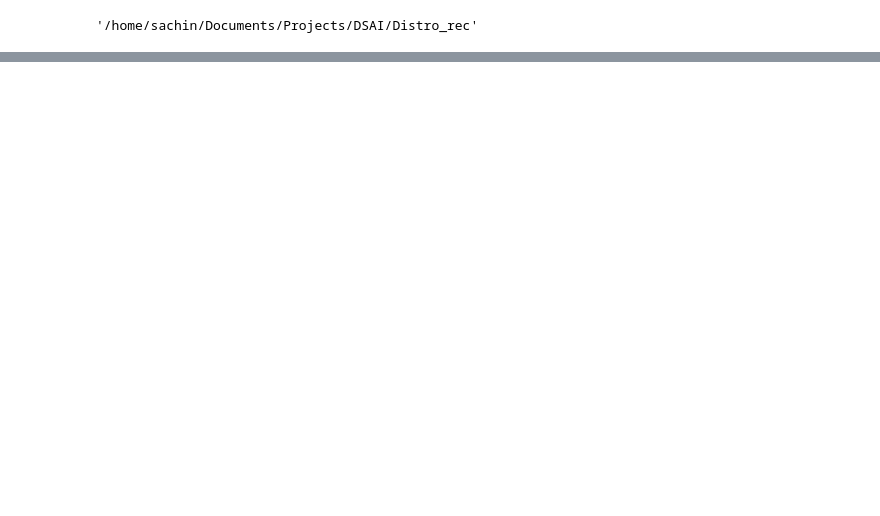
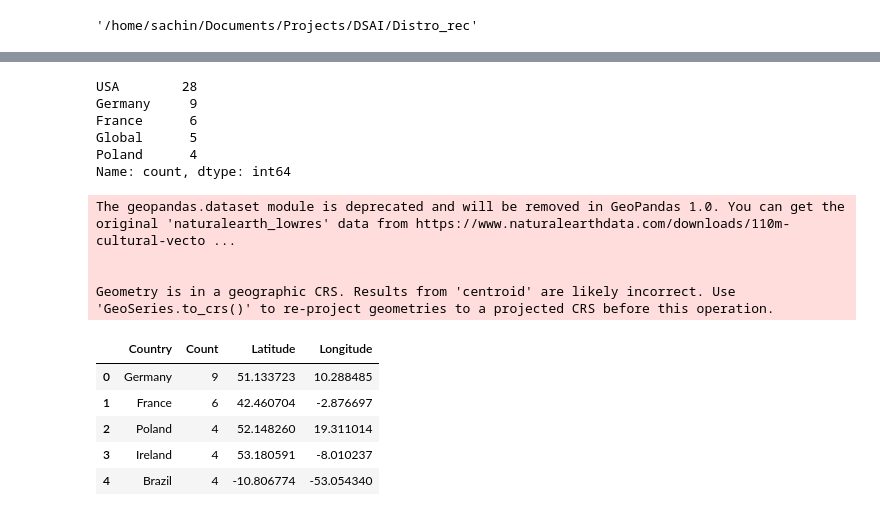
Before and after one commit to Joel-yj/tux-recommender, a Jupyter notebook: live_scrape.ipynb, the cells around one changed output, grey strips where cells are left out. Cells and saved outputs as stored; diff of their text form; code cells hidden in the pictures; blank space fills up the shorter version.

```diff
--- a/live_scrape.ipynb
+++ b/live_scrape.ipynb
@@ -421,0 +771,45 @@ shape: (6, 18)
+# %%
+import ast
+
+# Re-process the 'Origins' column
+data['Origins'] = data['Origins'].apply(lambda x: ast.literal_eval(x) if isinstance(x, str) else x)
+
+# Flatten the list of origins and count the number of distributions per origin
+origin_counts = pd.Series([origin for sublist in data['Origins'].dropna() for origin in sublist]).value_counts()
+
+origin_counts.head()
+# %% [output]
+USA        28
+Germany     9
+France      6
+Global      5
+Poland      4
+Name: count, dtype: int64
+# %%
+import geopandas as gpd
+
+# Load the world map data
+world = gpd.read_file(gpd.datasets.get_path('naturalearth_lowres'))
+
+# Mapping each country name to its central coordinates
+country_coords = world.set_index('name')['geometry'].centroid
+country_coords = country_coords.to_crs(epsg=4326)  # Convert to latitude/longitude
+
+# Create a dataframe for the geospatial data
+geo_data = pd.DataFrame([{'Country': country, 'Count': origin_counts[country],
+                          'Latitude': country_coords.loc[country].y,
+                          'Longitude': country_coords.loc[country].x}
+                         for country in origin_counts.index if country in country_coords.index])
+
+geo_data.head()
+# %% [output]
+The geopandas.dataset module is deprecated and will be removed in GeoPandas 1.0. You can get the original 'naturalearth_lowres' data from https://www.naturalearthdata.com/downloads/110m-cultural-vecto ...
+
+
+Geometry is in a geographic CRS. Results from 'centroid' are likely incorrect. Use 'GeoSeries.to_crs()' to re-project geometries to a projected CRS before this operation.
+|  | Country | Count | Latitude | Longitude |
+| 0 | Germany | 9 | 51.133723 | 10.288485 |
+| 1 | France | 6 | 42.460704 | -2.876697 |
+| 2 | Poland | 4 | 52.148260 | 19.311014 |
+| 3 | Ireland | 4 | 53.180591 | -8.010237 |
+| 4 | Brazil | 4 | -10.806774 | -53.054340 |
```
Also changed, not shown: parts of 28 cells of this notebook, 1 other file.
